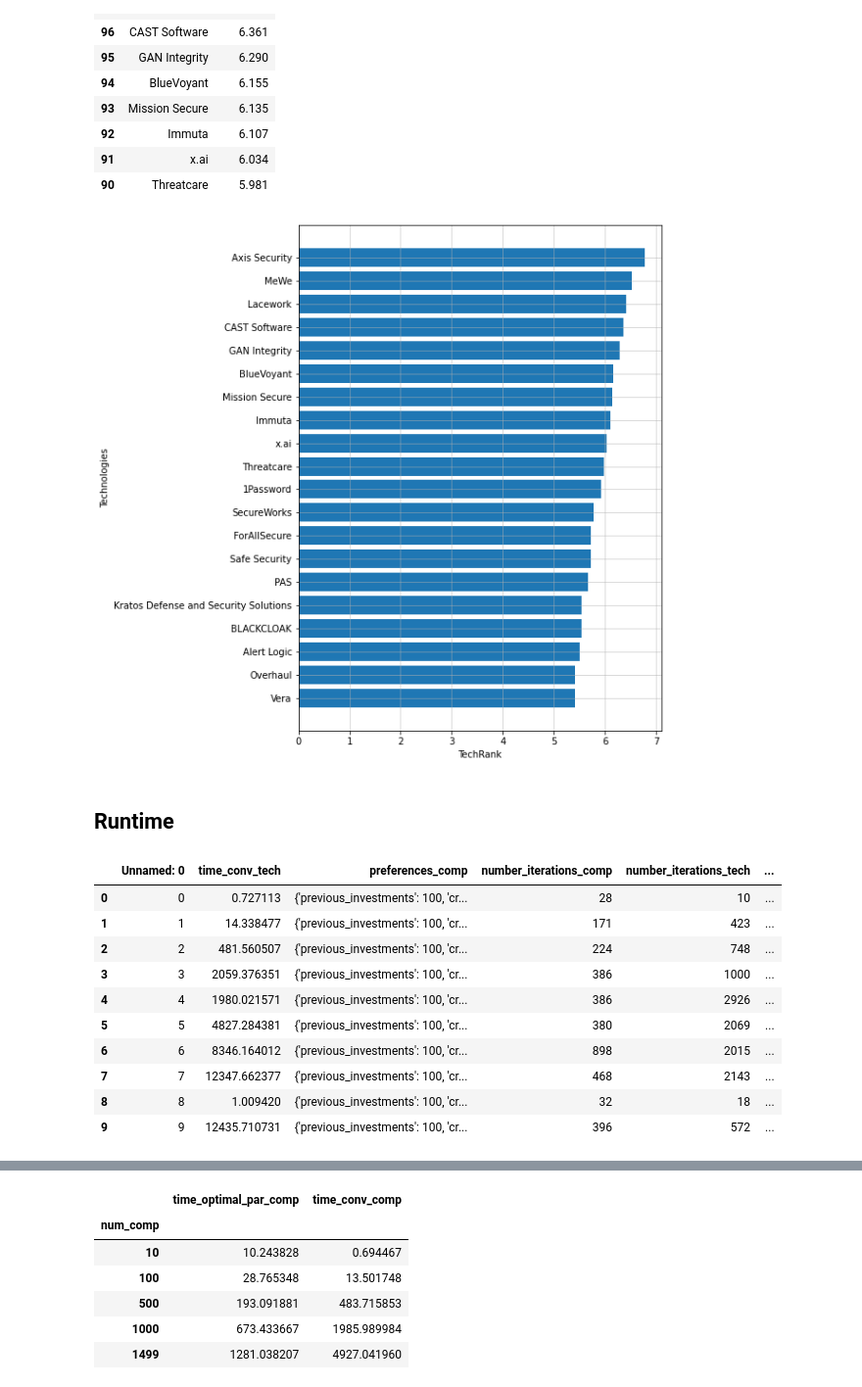
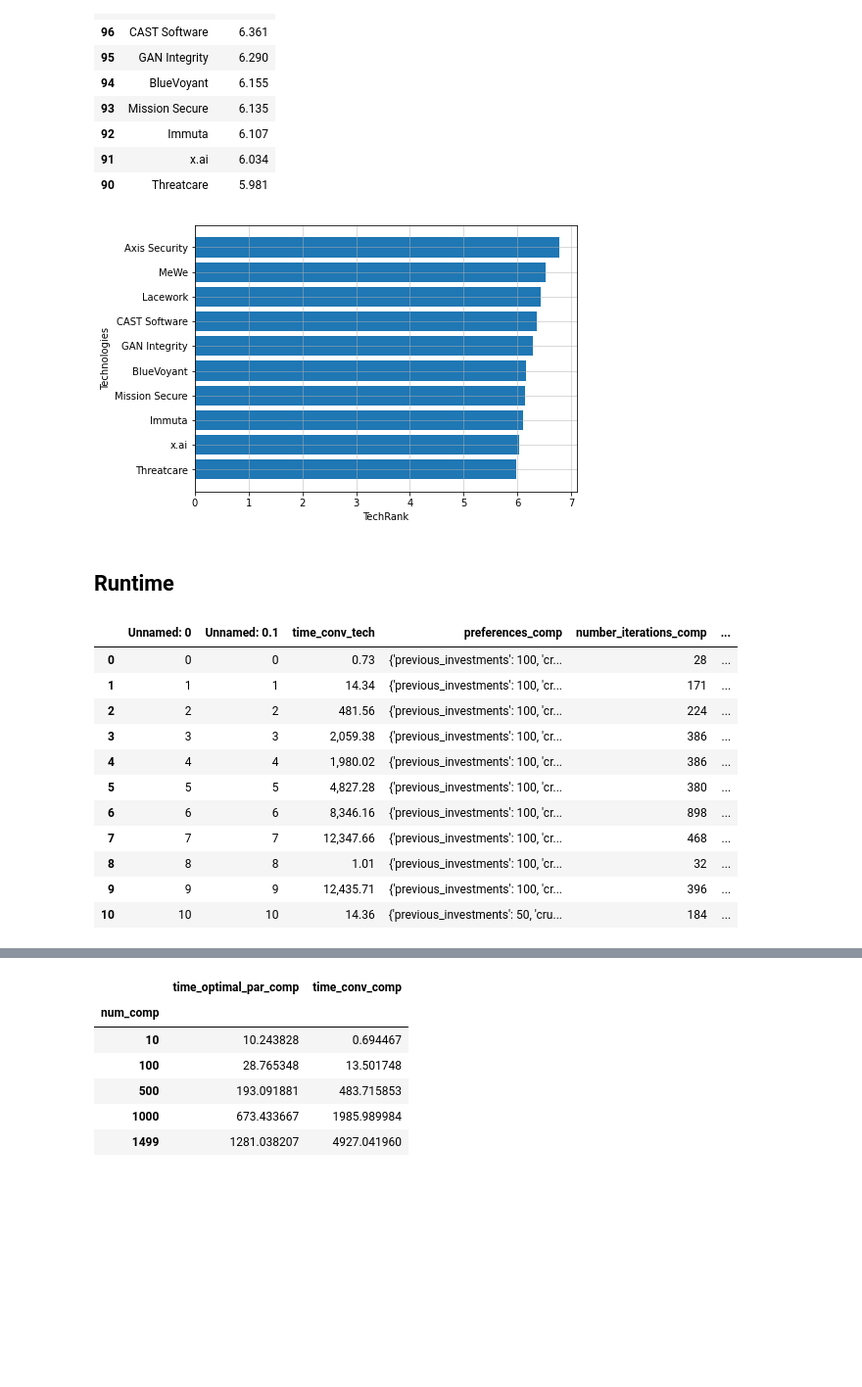
Before and after one commit to technometrics-lab/5-TechRank, a Jupyter notebook: analysis_results.ipynb, the cells around one changed output, grey strips where cells are left out. Shown at 98% size. Cells and saved outputs as stored; diff of their text form; code cells hidden in the pictures; blank space fills up the shorter version.

```diff
--- a/analysis_results.ipynb
+++ b/analysis_results.ipynb
@@ -117,16 +118,16 @@ df_techrank_comp.head(10)
 | 91 | x.ai | 6.034 |
 | 90 | Threatcare | 5.981 |
 # %%
-plt.figure(figsize=(7, 10))
-y = df_techrank_comp['name'][:20]
-x = df_techrank_comp['techrank'][:20]
+plt.figure(figsize=(7, 5))
+y = df_techrank_comp['name'][:10]
+x = df_techrank_comp['techrank'][:10]
 plt.barh(y,x)
 plt.grid(alpha=0.6)
 plt.gca().invert_yaxis()
 plt.xlabel("TechRank")
 plt.ylabel("Technologies")
 plt.show()
 # %% [output]
-[figure, old version]
+[figure, new version]
 # %% [markdown]
 ## Runtime <a class="anchor" id="time"></a>
@@ -135,15 +136,17 @@ df.to_csv('savings/useful_datasets/cybersecuirty_df_rank_evolu.csv')
 # %%
 df = pd.read_csv("savings/useful_datasets/cybersecurity_df_rank_evolu.csv")
+pd.options.display.float_format = "{:,.2f}".format
 df.head(20)
 # %% [output]
-|  | Unnamed: 0 | time_conv_tech | preferences_comp | number_iterations_comp | number_iterations_tech | ... |
-| 0 | 0 | 0.727113 | {'previous_investments': 100, 'cr... | 28 | 10 | ... |
-| 1 | 1 | 14.338477 | {'previous_investments': 100, 'cr... | 171 | 423 | ... |
-| 2 | 2 | 481.560507 | {'previous_investments': 100, 'cr... | 224 | 748 | ... |
-| 3 | 3 | 2059.376351 | {'previous_investments': 100, 'cr... | 386 | 1000 | ... |
-| 4 | 4 | 1980.021571 | {'previous_investments': 100, 'cr... | 386 | 2926 | ... |
-| 5 | 5 | 4827.284381 | {'previous_investments': 100, 'cr... | 380 | 2069 | ... |
-| 6 | 6 | 8346.164012 | {'previous_investments': 100, 'cr... | 898 | 2015 | ... |
-| 7 | 7 | 12347.662377 | {'previous_investments': 100, 'cr... | 468 | 2143 | ... |
-| 8 | 8 | 1.009420 | {'previous_investments': 100, 'cr... | 32 | 18 | ... |
-| 9 | 9 | 12435.710731 | {'previous_investments': 100, 'cr... | 396 | 572 | ... |
+|  | Unnamed: 0 | Unnamed: 0.1 | time_conv_tech | preferences_comp | number_iterations_comp | ... |
+| 0 | 0 | 0 | 0.73 | {'previous_investments': 100, 'cr... | 28 | ... |
+| 1 | 1 | 1 | 14.34 | {'previous_investments': 100, 'cr... | 171 | ... |
+| 2 | 2 | 2 | 481.56 | {'previous_investments': 100, 'cr... | 224 | ... |
+| 3 | 3 | 3 | 2,059.38 | {'previous_investments': 100, 'cr... | 386 | ... |
+| 4 | 4 | 4 | 1,980.02 | {'previous_investments': 100, 'cr... | 386 | ... |
+| 5 | 5 | 5 | 4,827.28 | {'previous_investments': 100, 'cr... | 380 | ... |
+| 6 | 6 | 6 | 8,346.16 | {'previous_investments': 100, 'cr... | 898 | ... |
+| 7 | 7 | 7 | 12,347.66 | {'previous_investments': 100, 'cr... | 468 | ... |
+| 8 | 8 | 8 | 1.01 | {'previous_investments': 100, 'cr... | 32 | ... |
+| 9 | 9 | 9 | 12,435.71 | {'previous_investments': 100, 'cr... | 396 | ... |
+| 10 | 10 | 10 | 14.36 | {'previous_investments': 50, 'cru... | 184 | ... |
```
Also changed, not shown: parts of 19 cells of this notebook, 29 other files.
